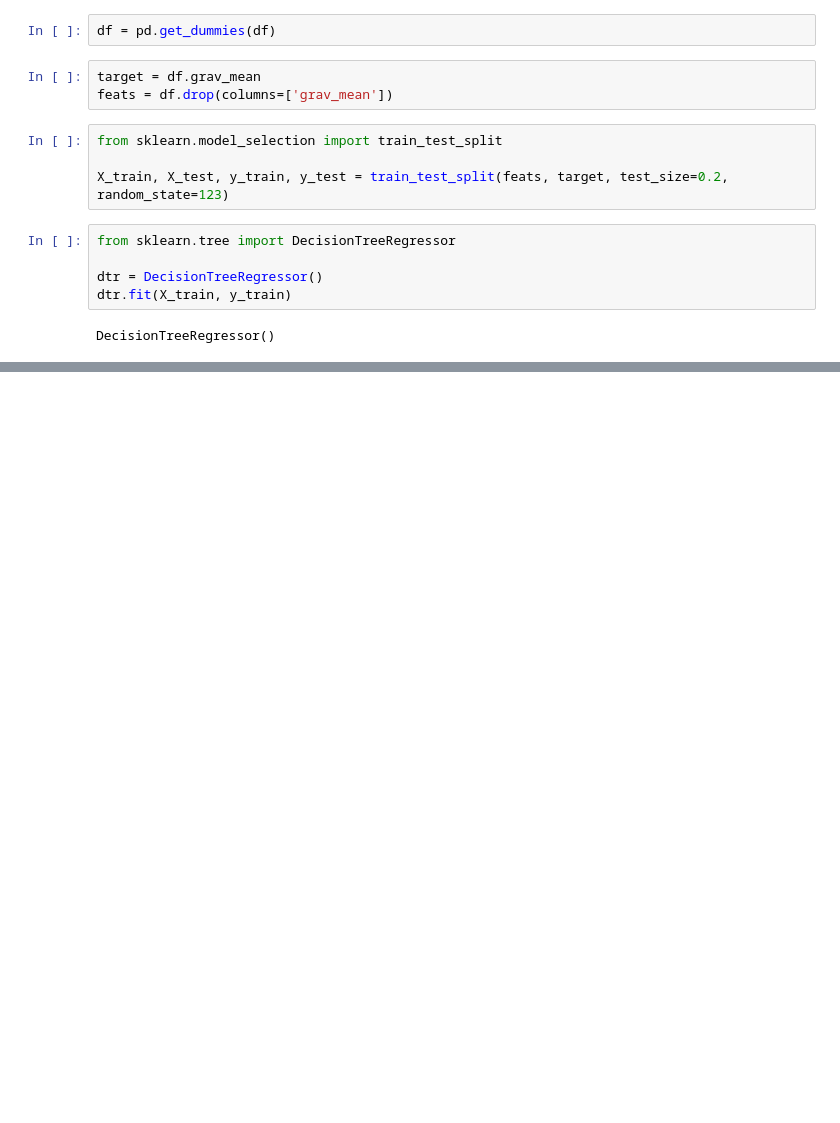
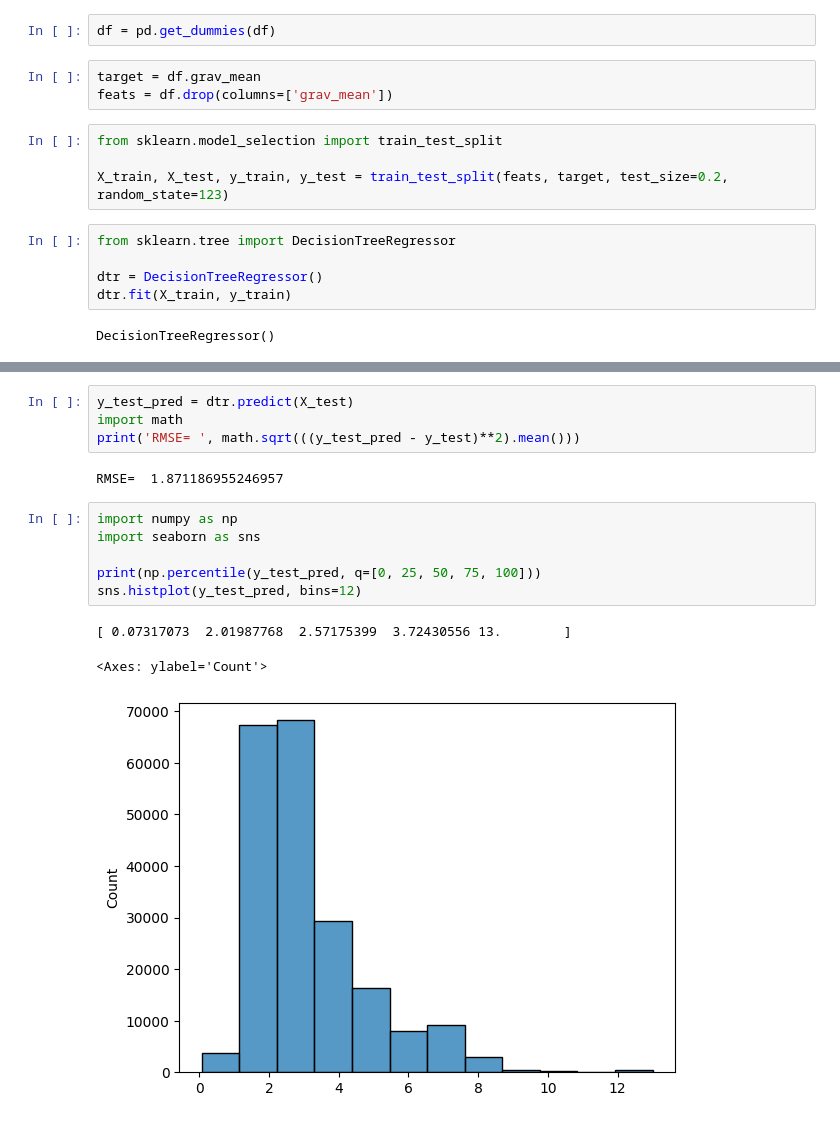
Before and after one commit to trungsi/DS-project---Road-accidents-in-France, a Jupyter notebook: DecisionTree_regression.ipynb, the cells around one changed output, grey strips where cells are left out. Drawn from its saved outputs; the diff is of its cells as text; blank space fills up the shorter version.

```diff
--- a/DecisionTree_regression.ipynb
+++ b/DecisionTree_regression.ipynb
@@ -85,0 +85,16 @@ Coefficient of determination of the model on test data: 0.6348102713020614
+# %%
+y_test_pred = dtr.predict(X_test)
+import math
+print('RMSE= ', math.sqrt(((y_test_pred - y_test)**2).mean()))
+# %% [output]
+RMSE=  1.871186955246957
+# %%
+import numpy as np
+import seaborn as sns
+
+print(np.percentile(y_test_pred, q=[0, 25, 50, 75, 100]))
+sns.histplot(y_test_pred, bins=12)
+# %% [output]
+[ 0.07317073  2.01987768  2.57175399  3.72430556 13.        ]
+<Axes: ylabel='Count'>
+[figure, added]
```
Also changed, not shown: parts of 6 cells of this notebook.
